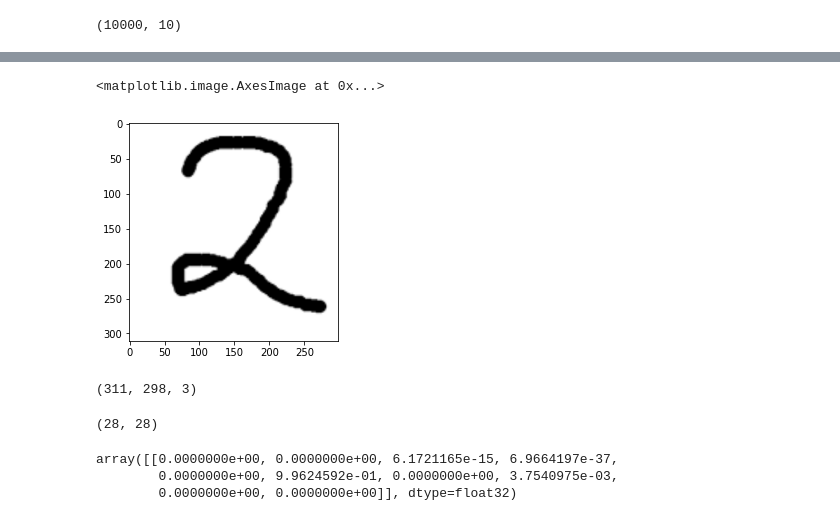
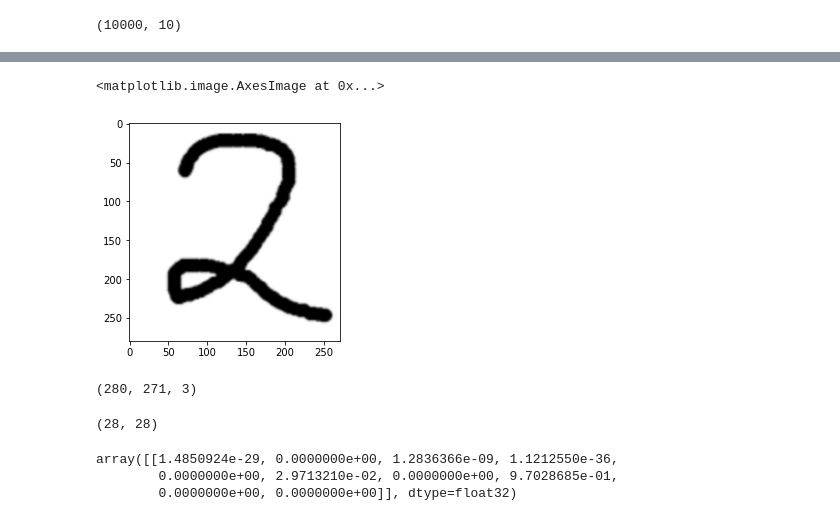
Before and after one commit to HridayAg0102/ML-models, a Jupyter notebook: MNIST_model.ipynb, the cells around one changed output, grey strips where cells are left out. Cells and saved outputs as stored; diff of their text form; code cells hidden in the pictures.

```diff
--- a/MNIST_model.ipynb
+++ b/MNIST_model.ipynb
@@ -154,19 +157,19 @@ Saving ml_sample.png to ml_sample (1).png
 # %%
 # loading the image in a variable
 
 import cv2
 import matplotlib.pyplot as plt
 
-img = cv2.imread('ml_sample.png', cv2.IMREAD_GRAYSCALE)
+img = cv2.imread('ML_model.png', cv2.IMREAD_GRAYSCALE)
 img = cv2.cvtColor(img, cv2.COLOR_BGR2RGB)
 plt.imshow(img)
 # %% [output]
 <matplotlib.image.AxesImage at 0x...>
-[figure, old version]
+[figure, new version]
 # %%
 img.shape
 # %% [output]
-(311, 298, 3)
+(280, 271, 3)
 # %%
 import numpy as np
 from PIL import Image
@@ -187,8 +190,8 @@ img_new = img_new.astype('float32')/255
 pred = network.predict(img_new)
 pred
 # %% [output]
-array([[0.0000000e+00, 0.0000000e+00, 6.1721165e-15, 6.9664197e-37,
-        0.0000000e+00, 9.9624592e-01, 0.0000000e+00, 3.7540975e-03,
+array([[1.4850924e-29, 0.0000000e+00, 1.2836366e-09, 1.1212550e-36,
+        0.0000000e+00, 2.9713210e-02, 0.0000000e+00, 9.7028685e-01,
         0.0000000e+00, 0.0000000e+00]], dtype=float32)
 # %%
 # Model failed to predict the right result :(
```
Also changed, not shown: parts of 6 cells of this notebook.
